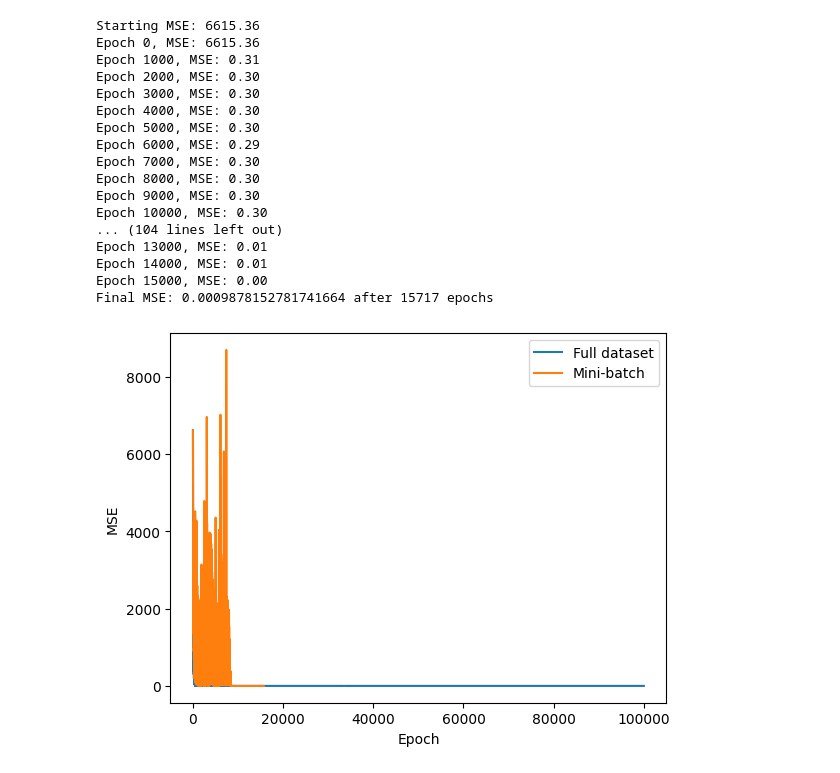
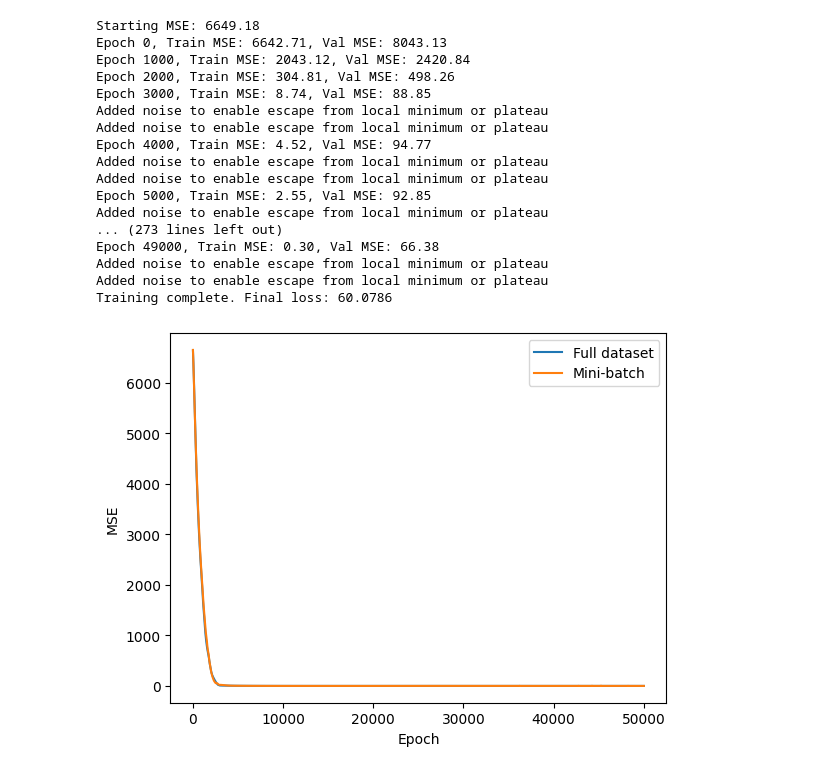
Before and after one commit to wojcikbart/NeuralNetworks, a Jupyter notebook: nn2/nn2.ipynb, the cells around one changed output. Saved outputs shown, nothing was run; the diff lists cells and outputs as text; code cells hidden in the pictures.

```diff
--- a/nn2/nn2.ipynb
+++ b/nn2/nn2.ipynb
@@ -20,33 +22,33 @@ plt.show()
 # %%
-nn = NeuralNetwork(layers=[1, 10, 10, 1], activation_fun='sigmoid')
-history, wh = nn.train(X_step_train, y_step_train, 0.1, int(1e5), stop_condition=0.001)
+nn_step = NeuralNetwork(X_step_train, y_step_train, [1, 10, 10, 1], activation_fun="sigmoid", output_activation="linear")
+history = nn_step.train(learning_rate=0.01, epochs=int(5e4), validation_data=(X_step_test, y_step_test), stop_condition=0.1)
 
-nn2 = NeuralNetwork([1, 10, 10, 1])
-history_batch, whb = nn2.train(X_step_train, y_step_train, 0.01, int(1e5), mini_batch=True, batch_size=16, stop_condition=0.001)
+nn_step_batch = NeuralNetwork(X_step_train, y_step_train, [1, 10, 10, 1], activation_fun="sigmoid", output_activation="linear")
+history_batch = nn_step_batch.train(learning_rate=0.01, epochs=int(5e4), validation_data=(X_step_test, y_step_test), stop_condition=0.1, batch_size=10)
 
 plt.plot(history, label="Full dataset")
 plt.plot(history_batch, label="Mini-batch")
 plt.xlabel("Epoch")
 plt.ylabel("MSE")
 plt.legend()
 plt.show()
 # %% [output]
-Starting MSE: 6615.36
-Epoch 0, MSE: 6615.36
-Epoch 1000, MSE: 0.31
-Epoch 2000, MSE: 0.30
-Epoch 3000, MSE: 0.30
-Epoch 4000, MSE: 0.30
-Epoch 5000, MSE: 0.30
-Epoch 6000, MSE: 0.29
-Epoch 7000, MSE: 0.30
-Epoch 8000, MSE: 0.30
-Epoch 9000, MSE: 0.30
-Epoch 10000, MSE: 0.30
-... (104 lines left out)
-Epoch 13000, MSE: 0.01
-Epoch 14000, MSE: 0.01
-Epoch 15000, MSE: 0.00
-Final MSE: 0.0009878152781741664 after 15717 epochs
+Starting MSE: 6649.18
+Epoch 0, Train MSE: 6642.71, Val MSE: 8043.13
+Epoch 1000, Train MSE: 2043.12, Val MSE: 2420.84
+Epoch 2000, Train MSE: 304.81, Val MSE: 498.26
+Epoch 3000, Train MSE: 8.74, Val MSE: 88.85
+Added noise to enable escape from local minimum or plateau
+Added noise to enable escape from local minimum or plateau
+Epoch 4000, Train MSE: 4.52, Val MSE: 94.77
+Added noise to enable escape from local minimum or plateau
+Added noise to enable escape from local minimum or plateau
+Epoch 5000, Train MSE: 2.55, Val MSE: 92.85
+Added noise to enable escape from local minimum or plateau
+... (273 lines left out)
+Epoch 49000, Train MSE: 0.30, Val MSE: 66.38
+Added noise to enable escape from local minimum or plateau
+Added noise to enable escape from local minimum or plateau
+Training complete. Final loss: 60.0786
-[figure, old version]
+[figure, new version]
 # %%
```
Also changed, not shown: parts of 18 cells of this notebook, 1 other file.
